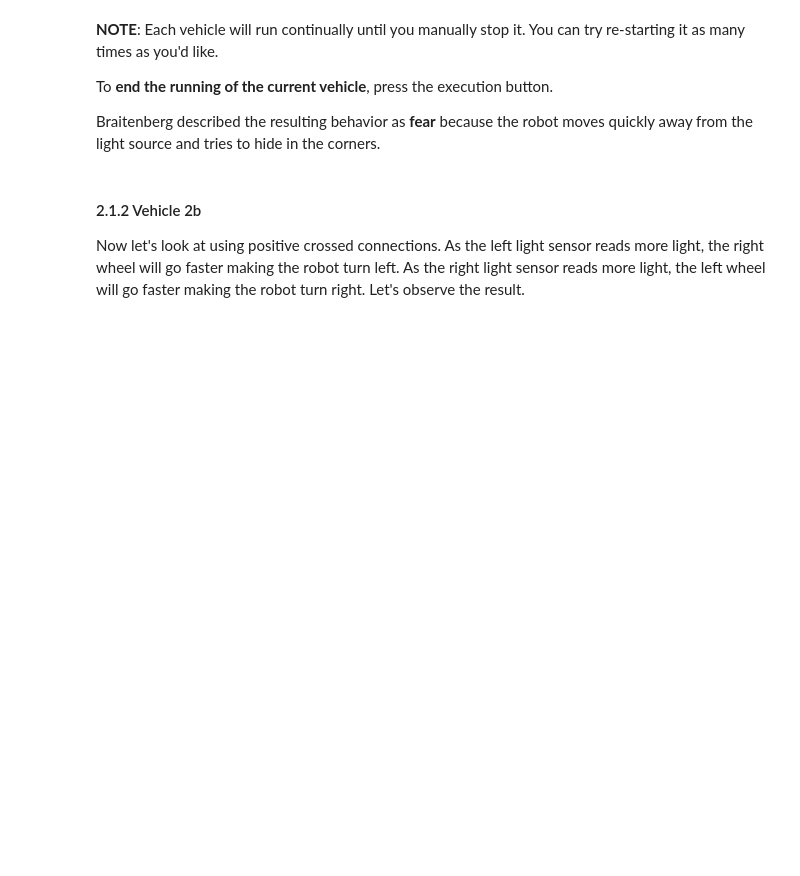
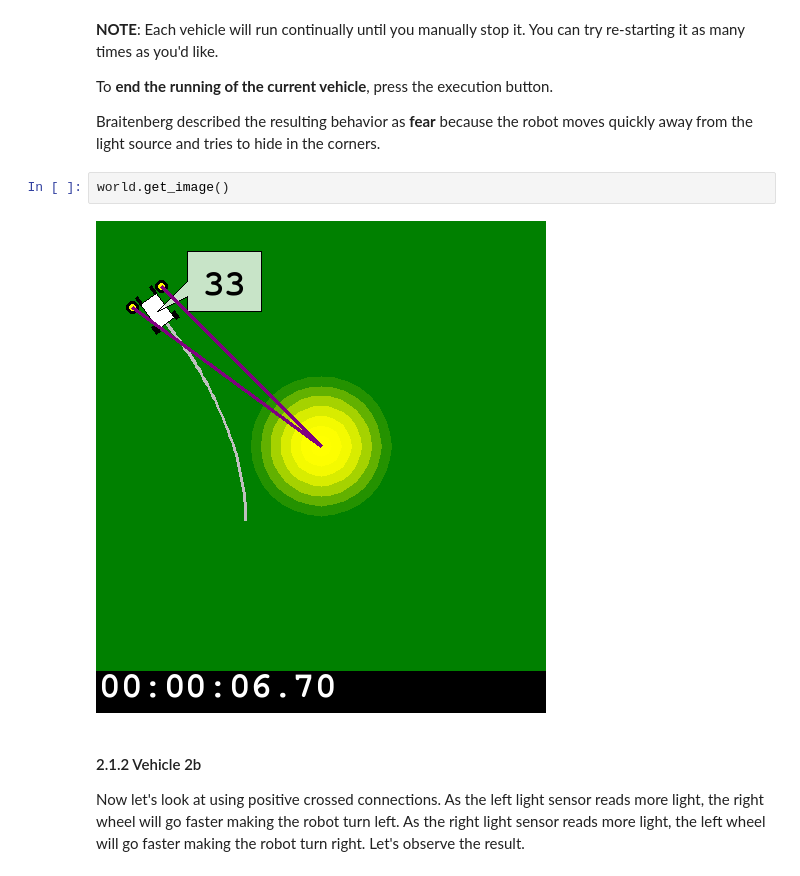
Before and after one commit to ArtificialIntelligenceToolkit/aitk, a Jupyter notebook: notebooks/Robotics/BraitenbergVehicles.ipynb, the cells around one changed output. Cells and saved outputs as stored; diff of their text form; blank space fills up the shorter version.

Commit message:
New images for notebooks

```diff
--- a/notebooks/Robotics/BraitenbergVehicles.ipynb
+++ b/notebooks/Robotics/BraitenbergVehicles.ipynb
@@ -77,6 +77,10 @@ Simulation stopped at: 00:00:41.50; speed 0.99 x real time
 To **end the running of the current vehicle**, press the execution button.
 
 Braitenberg described the resulting behavior as **fear** because the robot moves quickly away from the light source and tries to hide in the corners.
+# %%
+world.get_image()
+# %% [output]
+[figure, added]
 # %% [markdown]
 #### 2.1.2 Vehicle 2b
 Now let's look at using positive crossed connections. As the left light sensor reads more light, the right wheel will go faster making the robot turn left. As the right light sensor reads more light, the left wheel will go faster making the robot turn right. Let's observe the result.
```
Also changed, not shown: parts of 11 cells of this notebook.
